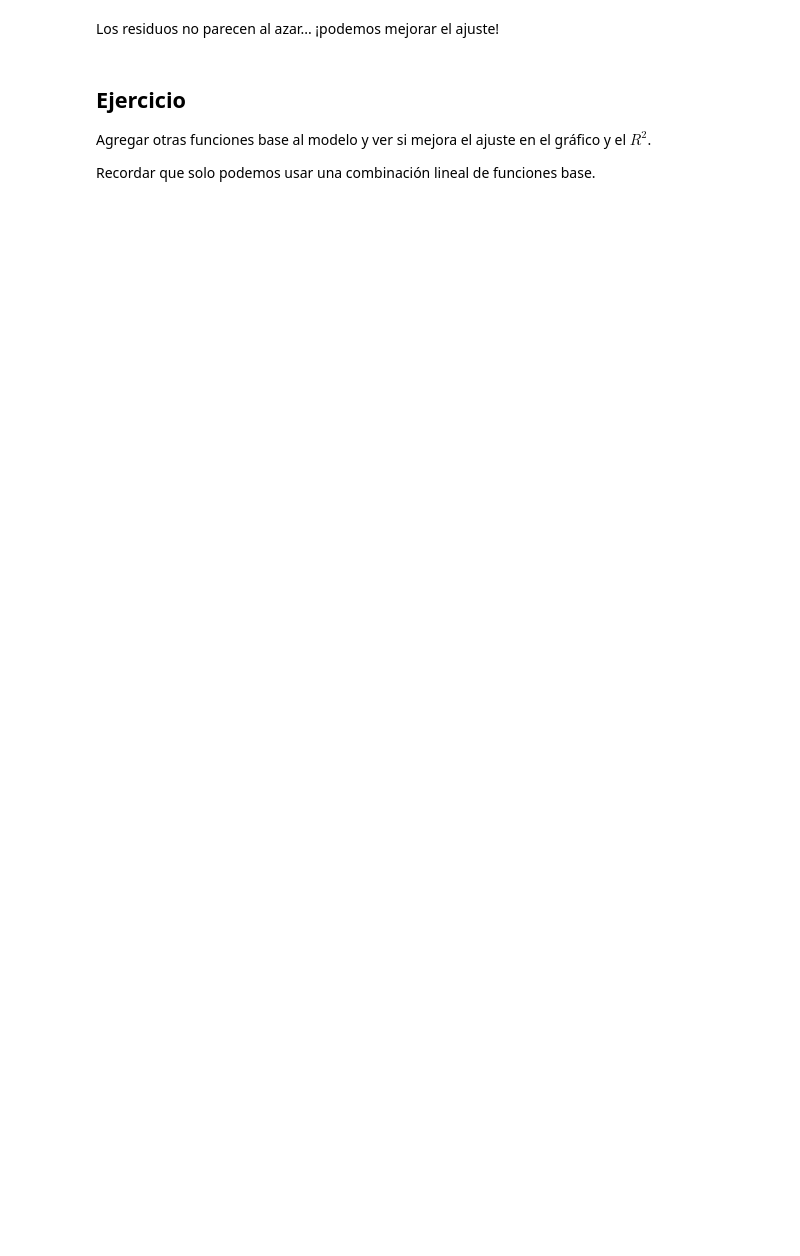
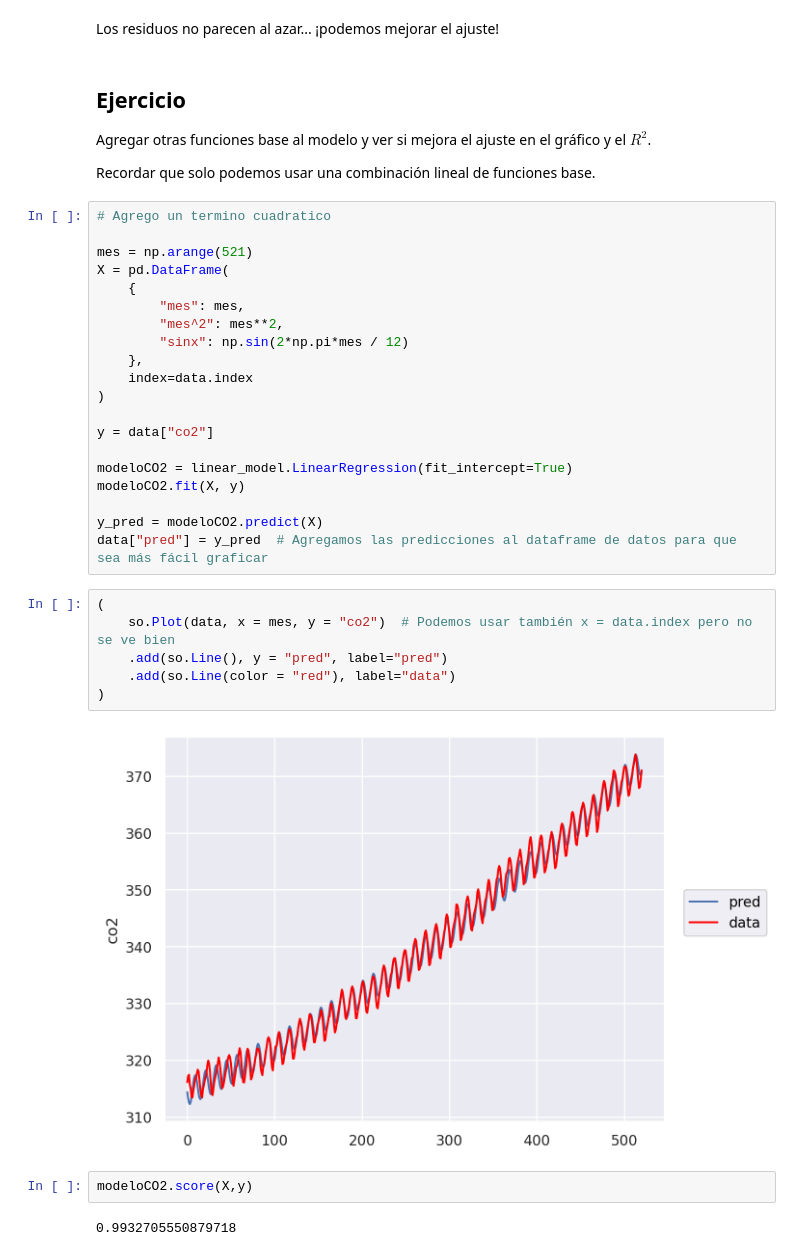
Before and after one commit to deusdevok/UBAExactasCompu, a Jupyter notebook: LaboDatos/Notebooks/clase05-ldd-cuadradosminimos-clase.ipynb, the cells around one changed output. Drawn from its saved outputs; the diff is of its cells as text; blank space fills up the shorter version.

Commit message:
Labo de Datos Laplagne - algunos archivos

```diff
--- a/LaboDatos/Notebooks/clase05-ldd-cuadradosminimos-clase.ipynb
+++ b/LaboDatos/Notebooks/clase05-ldd-cuadradosminimos-clase.ipynb
@@ -248,3 +393,35 @@ Los residuos no parecen al azar... ¡podemos mejorar el ajuste!
 Agregar otras funciones base al modelo y ver si mejora el ajuste en el gráfico y el $R^2$.
 
 Recordar que solo podemos usar una combinación lineal de funciones base.
+# %%
+# Agrego un termino cuadratico
+
+mes = np.arange(521)
+X = pd.DataFrame(
+    {
+        "mes": mes,
+        "mes^2": mes**2,
+        "sinx": np.sin(2*np.pi*mes / 12)
+    },
+    index=data.index
+)
+
+y = data["co2"]
+
+modeloCO2 = linear_model.LinearRegression(fit_intercept=True)
+modeloCO2.fit(X, y)
+
+y_pred = modeloCO2.predict(X)
+data["pred"] = y_pred  # Agregamos las predicciones al dataframe de datos para que sea más fácil graficar
+# %%
+(
+    so.Plot(data, x = mes, y = "co2")  # Podemos usar también x = data.index pero no se ve bien
+    .add(so.Line(), y = "pred", label="pred")
+    .add(so.Line(color = "red"), label="data")
+)
+# %% [output]
+[figure, added]
+# %%
+modeloCO2.score(X,y)
+# %% [output]
+0.9932705550879718
```
Also changed, not shown: parts of 22 cells of this notebook, 38 other files.
